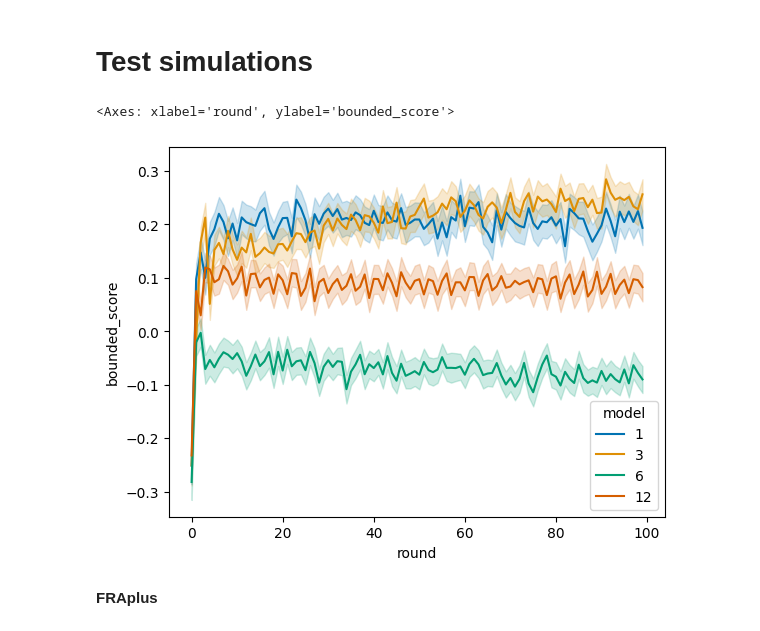
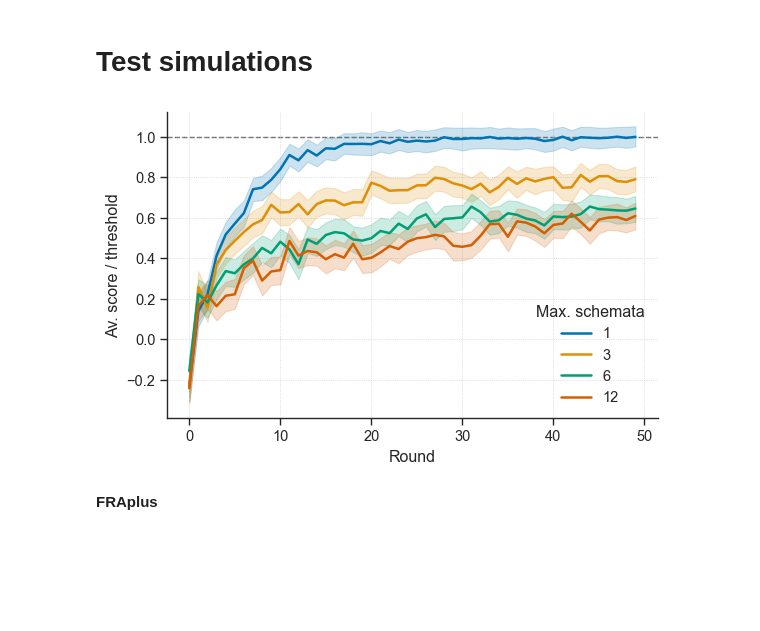
Before and after one commit to EAndrade-Lotero/Cognitive_Models_El_Farol_Bar_Problem, a Jupyter notebook: Notebooks/test_FRA.ipynb, the cells around one changed output. Cells and saved outputs as stored; diff of their text form; code cells hidden in the pictures; blank space fills up the shorter version.

```diff
--- a/Notebooks/test_FRA.ipynb
+++ b/Notebooks/test_FRA.ipynb
@@ -156,21 +198,24 @@ from Utils.interaction import Performer
 from Classes.cognitive_model_agents import FocalRegionAgent
 # %%
 free_parameters = {
-    'inverse_temperature': 64,
+    'inverse_temperature': 8,
     'len_history': 2,
     'max_regions': 1,
 }
 
 simulation_parameters = {
-    'num_rounds': 100,
-    'num_episodes': 500,
+    'num_rounds': 50,
+    'num_episodes': 100,
     'verbose': False
 }
 # %%
 list_fixed_parameters = [
     (2, 0.5),
-    (3, 1/3), (3, 2/3),
-    (4, 1/4), (4, 0.5), (4, 3/4),
+    (3, 1/3),
+    (3, 2/3),
+    (4, 1/4),
+    (4, 0.5),
+    (4, 3/4),
 ]
 
 from tqdm.auto import tqdm
@@ -196,17 +241,44 @@ for max_regions in tqdm([1, 3, 6, 12], desc='Number of regions'):
 
 df2 = pd.concat(df_list, ignore_index=True)
 df2['bounded_score'] = df2['score'] / df2['threshold']
-# %%
-sns.lineplot(
-    x='round',
-    y='bounded_score',
-    hue='model',
-    data=df2,
-    palette='colorblind'
-)
-# %% [output]
-<Axes: xlabel='round', ylabel='bounded_score'>
-[figure, removed]
+# %%
+sns.set_theme(style='ticks', context='paper', font_scale=1.2)
+
+fig, ax = plt.subplots(figsize=(5.6, 3.6), layout='constrained')
+
+hue_order = [str(n) for n in [1, 3, 6, 12]]
+
+sns.lineplot(
+    data=df2,
+    x='round',
+    y='bounded_score',
+    hue='model',
+    hue_order=hue_order,
+    palette='colorblind',
+    errorbar=('ci', 95),
+    linewidth=1.8,
+    ax=ax,
+)
+
+ax.axhline(
+    1, color='0.4', linestyle='--', linewidth=1, zorder=0,
+)
+ax.set_xlabel('Round')
+ax.set_ylabel('Av. score / threshold')
+ax.grid(True, linestyle=':', linewidth=0.6, color='0.75', alpha=0.7)
+
+legend = ax.get_legend()
+if legend is not None:
+    legend.set_title('Max. schemata')
+    legend.set_frame_on(False)
+
+sns.despine(ax=ax)
+
+file = Path('..', 'images', 'exploratory', 'fra_max_regions_score.png')
+file.parent.mkdir(parents=True, exist_ok=True)
+fig.savefig(file, dpi=300, bbox_inches='tight')
+# %% [output]
+[figure, added]
 # %%
 from Utils.interaction import Performer
 from Utils.utils import GetMeasurements
```
Also changed, not shown: parts of 11 cells of this notebook, 6 other files.
